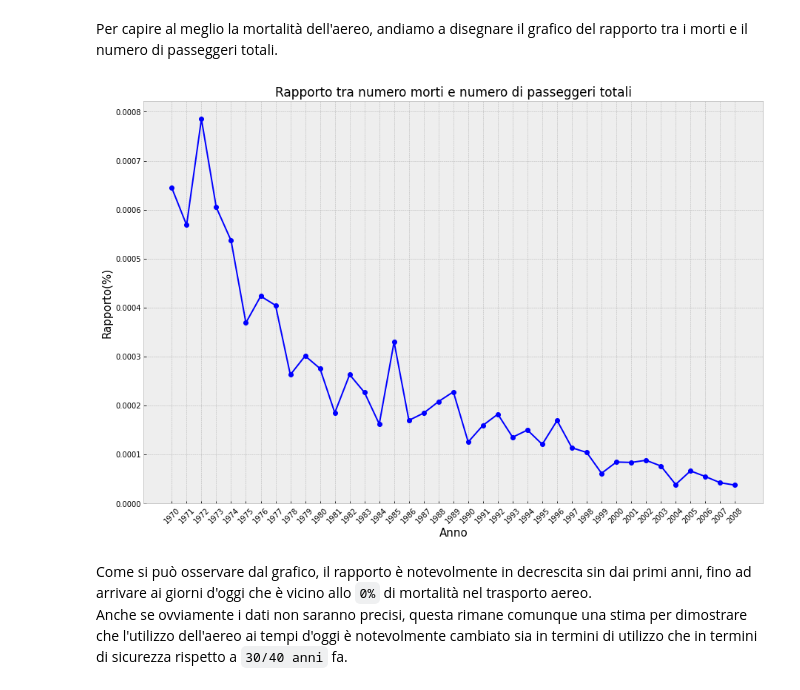
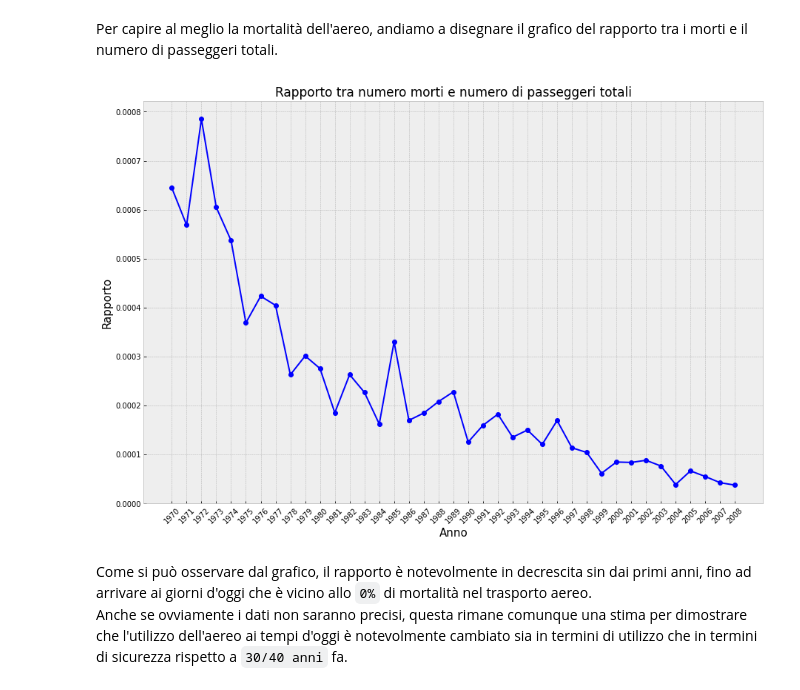
Before and after one commit to A-mangio/incidenti_aerei, a Jupyter notebook: airplaneCrashes.ipynb, the cells around one changed output. Saved outputs shown, nothing was run; the diff lists cells and outputs as text; code cells hidden in the pictures.

```diff
--- a/airplaneCrashes.ipynb
+++ b/airplaneCrashes.ipynb
@@ -387,15 +387,15 @@ Per capire al meglio la mortalità dell'aereo, andiamo a disegnare il grafico de
 # %%
 plt.figure(figsize=(15,10))
 
 plt.style.use('bmh')
 plt.plot(Totals.index, "Ratio", data=Totals, color="blue", marker="o", linewidth=2)
 plt.xlabel('Anno', fontsize=15)
-plt.ylabel('Rapporto(%)', fontsize=15)
+plt.ylabel('Rapporto', fontsize=15)
 plt.title('Rapporto tra numero morti e numero di passeggeri totali', loc='Center', fontsize=17)
 plt.xticks(rotation=45)
 plt.show()
 # %% [output]
-[figure, old version]
+[figure, new version]
 # %% [markdown]
 Come si può osservare dal grafico, il rapporto è notevolmente in decrescita sin dai primi anni, fino ad arrivare ai giorni d'oggi che è vicino allo `0%` di mortalità nel trasporto aereo.<br>
 Anche se ovviamente i dati non saranno precisi, questa rimane comunque una stima per dimostrare che l'utilizzo dell'aereo ai tempi d'oggi è notevolmente cambiato sia in termini di utilizzo che in termini di sicurezza rispetto a `30/40 anni` fa.
```
Also changed, not shown: parts of 3 cells of this notebook.
